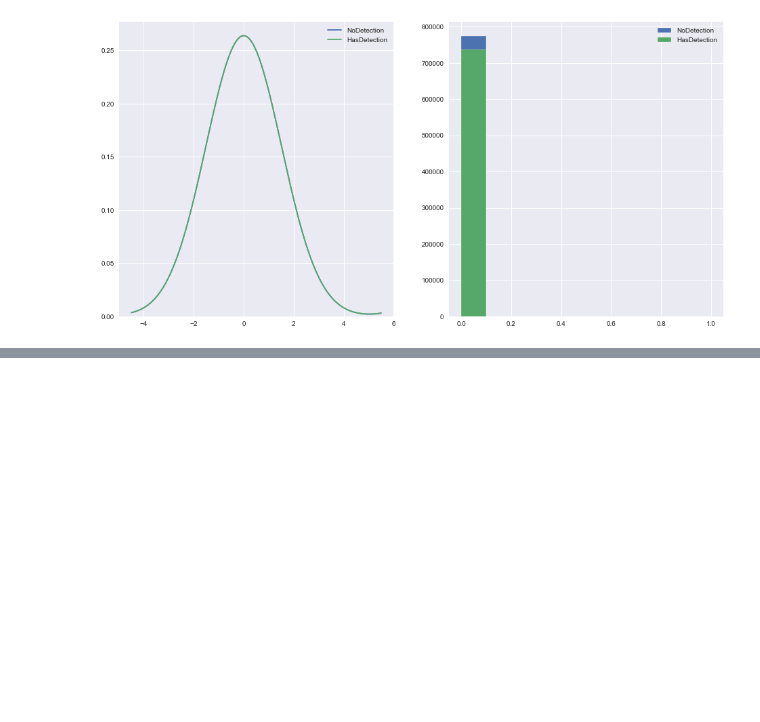
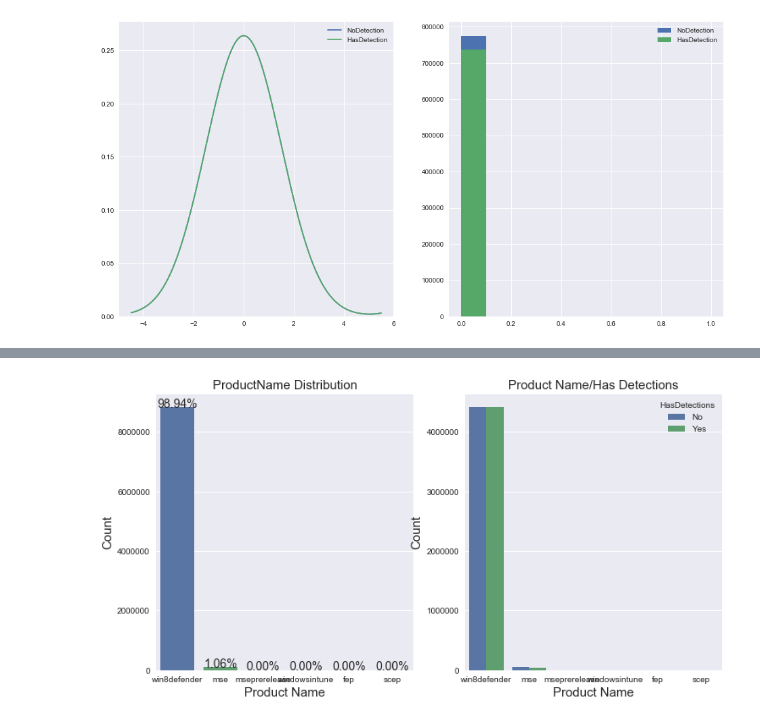
Before and after one commit to jacquelineguo/DS_Capstone_2, a Jupyter notebook: Capstone_Project_Microsoft_Malware_Prediction.ipynb, the cells around one changed output, grey strips where cells are left out. Saved outputs shown, nothing was run; the diff lists cells and outputs as text; code cells hidden in the pictures; blank space fills up the shorter version.

```diff
--- a/Capstone_Project_Microsoft_Malware_Prediction.ipynb
+++ b/Capstone_Project_Microsoft_Malware_Prediction.ipynb
@@ -168,0 +264,26 @@ plt.show()
+# %%
+plt.figure(figsize=(12,6))
+
+total = len(df)
+
+plt.subplot(121)
+g = sns.countplot(x='ProductName', data=df)
+g.set_title('ProductName Distribution', fontsize = 15)
+g.set_xlabel("Product Name", fontsize=15)
+g.set_ylabel("Count", fontsize=15)
+for p in g.patches:
+    height = p.get_height()
+    g.text(p.get_x()+p.get_width()/2.,
+            height + 3,
+            '{:1.2f}%'.format(height/total*100),
+            ha="center", fontsize=14)
+
+plt.subplot(122)
+g1 = sns.countplot(x='ProductName', hue='HasDetections', data=df)
+g1.set_title('Product Name/Has Detections', fontsize = 15)
+g1.set_xlabel("Product Name", fontsize=15)
+g1.set_ylabel("Count", fontsize=15)
+plt.legend(title='HasDetections', loc='best', labels=['No', 'Yes'])
+plt.show()
+# %% [output]
+[figure, added]
```
Also changed, not shown: parts of 26 cells of this notebook.
